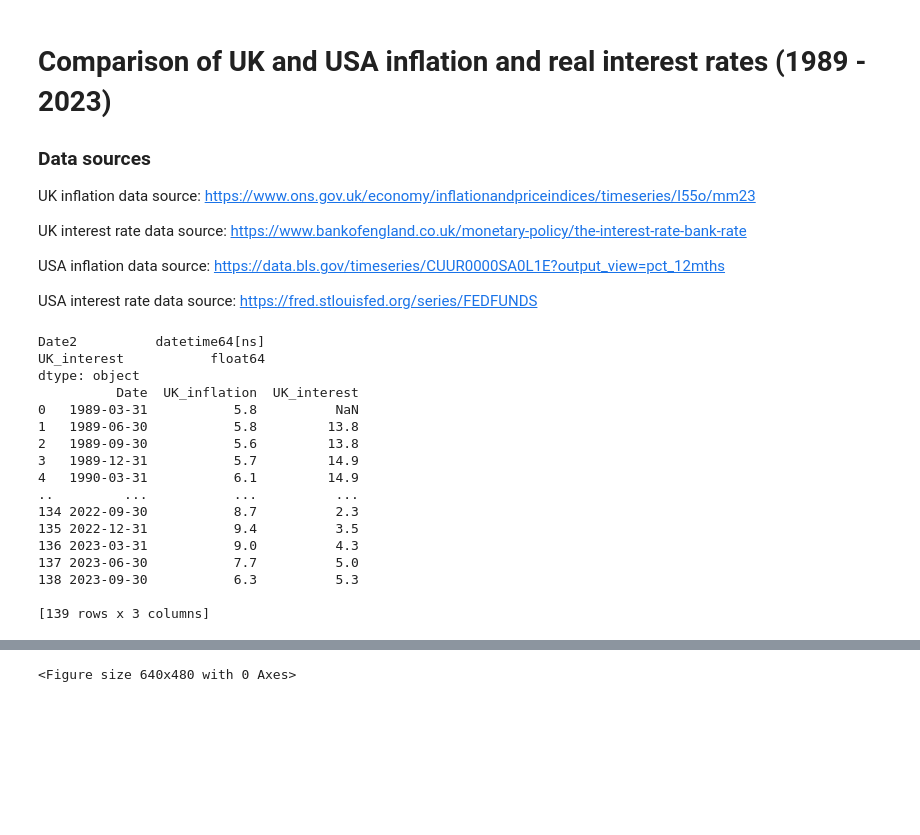
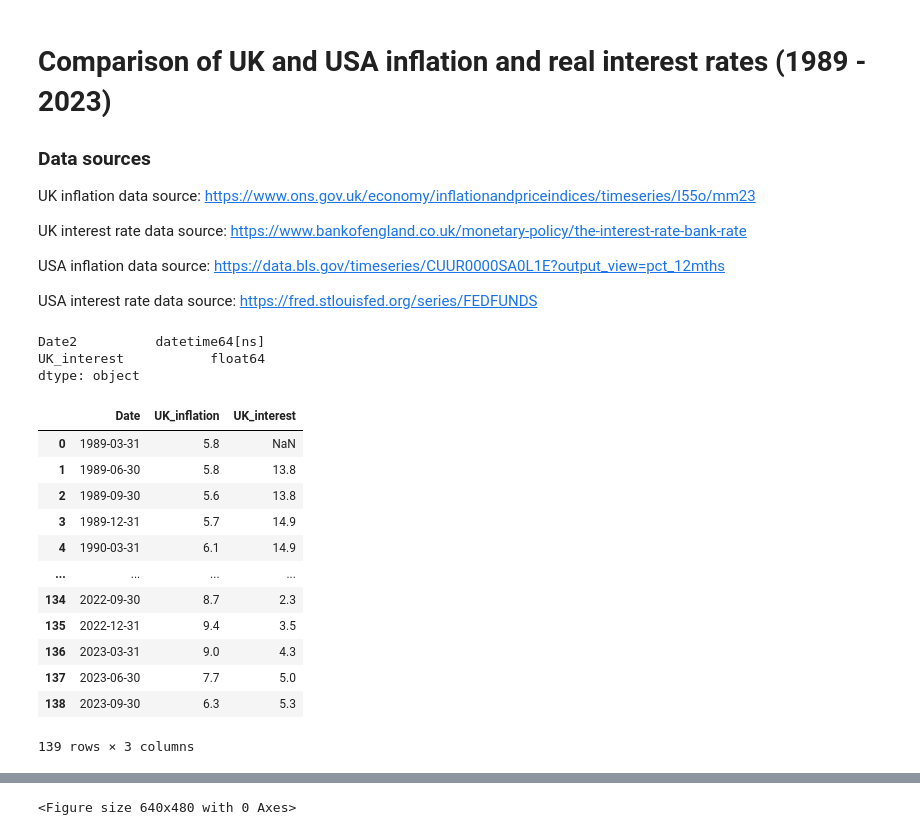
Before and after one commit to ScottsAnalysis/worldwide_inflation, a Jupyter notebook: UK vs USA inflation Analysis.ipynb, the cells around one changed output, grey strips where cells are left out. Cells and saved outputs as stored; diff of their text form; code cells hidden in the pictures; blank space fills up the shorter version.

```diff
--- a/UK vs USA inflation Analysis.ipynb
+++ b/UK vs USA inflation Analysis.ipynb
@@ -32,37 +32,38 @@ usa_interest = pd.read_csv(pwd + "\\USA interest rate_fedfunds.csv")
 # %%
 # 1) Produce clean UK inflation and interest rates data frame
 
 
 # ensure date columns are correct data type by converting to date-time, and removing extra 0's from time (.dt.normalize())
 uk_inflation["Date"] = pd.to_datetime(uk_inflation["Date"], dayfirst=True).dt.normalize()
 uk_interest["Date2"] = pd.to_datetime(uk_interest["Date2"], dayfirst=True).dt.normalize()
 
 print(uk_interest.dtypes)
 
 # merge unequal tables using .merge_asof()
 uk_data = pd.merge_asof(uk_inflation, uk_interest, left_on="Date", right_on="Date2")
 
 # finalise UK data frame
 uk_data_clean = uk_data.iloc[:, [0, 1, 3]]
-print(uk_data_clean)
+
+# inspect data
+uk_data_clean
 # %% [output]
 Date2          datetime64[ns]
 UK_interest           float64
 dtype: object
-          Date  UK_inflation  UK_interest
-0   1989-03-31           5.8          NaN
-1   1989-06-30           5.8         13.8
-2   1989-09-30           5.6         13.8
-3   1989-12-31           5.7         14.9
-4   1990-03-31           6.1         14.9
-..         ...           ...          ...
-134 2022-09-30           8.7          2.3
-135 2022-12-31           9.4          3.5
-136 2023-03-31           9.0          4.3
-137 2023-06-30           7.7          5.0
-138 2023-09-30           6.3          5.3
-
-[139 rows x 3 columns]
+|  | Date | UK_inflation | UK_interest |
+| 0 | 1989-03-31 | 5.8 | NaN |
+| 1 | 1989-06-30 | 5.8 | 13.8 |
+| 2 | 1989-09-30 | 5.6 | 13.8 |
+| 3 | 1989-12-31 | 5.7 | 14.9 |
+| 4 | 1990-03-31 | 6.1 | 14.9 |
+| ... | ... | ... | ... |
+| 134 | 2022-09-30 | 8.7 | 2.3 |
+| 135 | 2022-12-31 | 9.4 | 3.5 |
+| 136 | 2023-03-31 | 9.0 | 4.3 |
+| 137 | 2023-06-30 | 7.7 | 5.0 |
+| 138 | 2023-09-30 | 6.3 | 5.3 |
+139 rows × 3 columns
 # %%
 # 2) Unpivot USA inflation data frame and set unified date column
 
```
Also changed, not shown: parts of 5 cells of this notebook.
